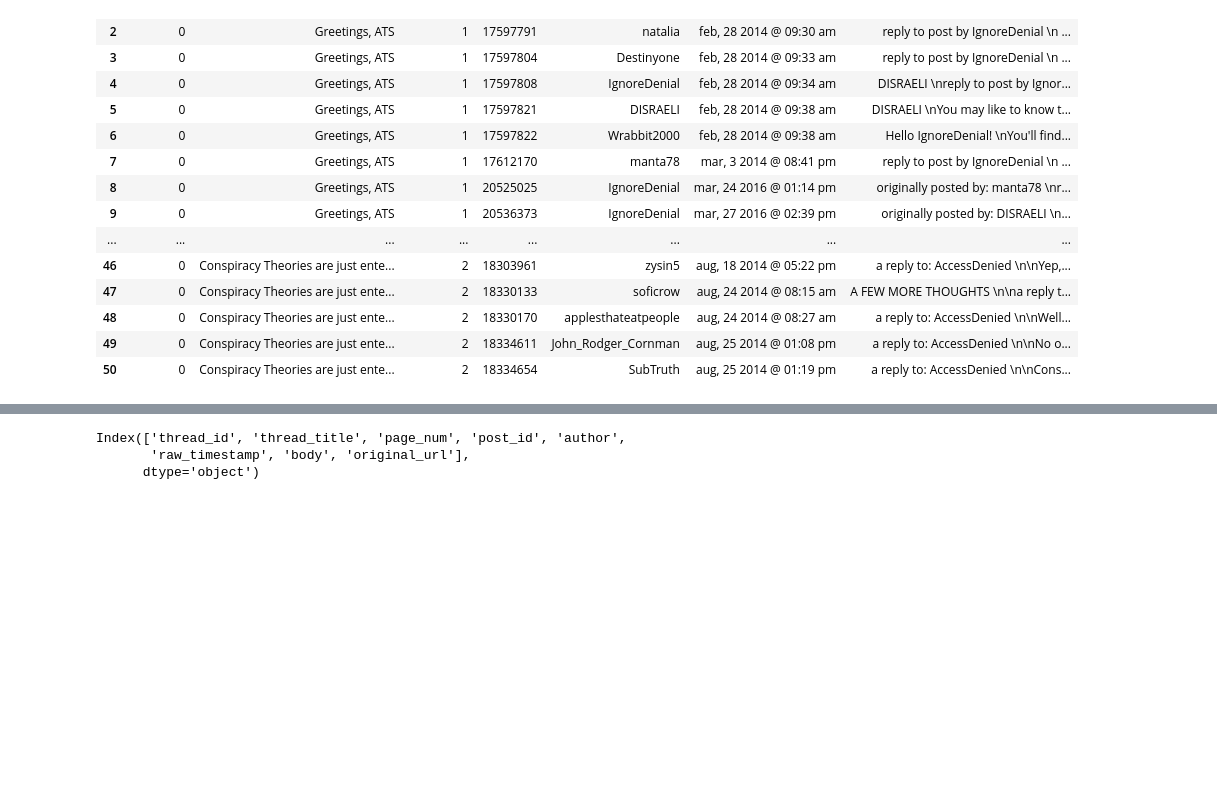
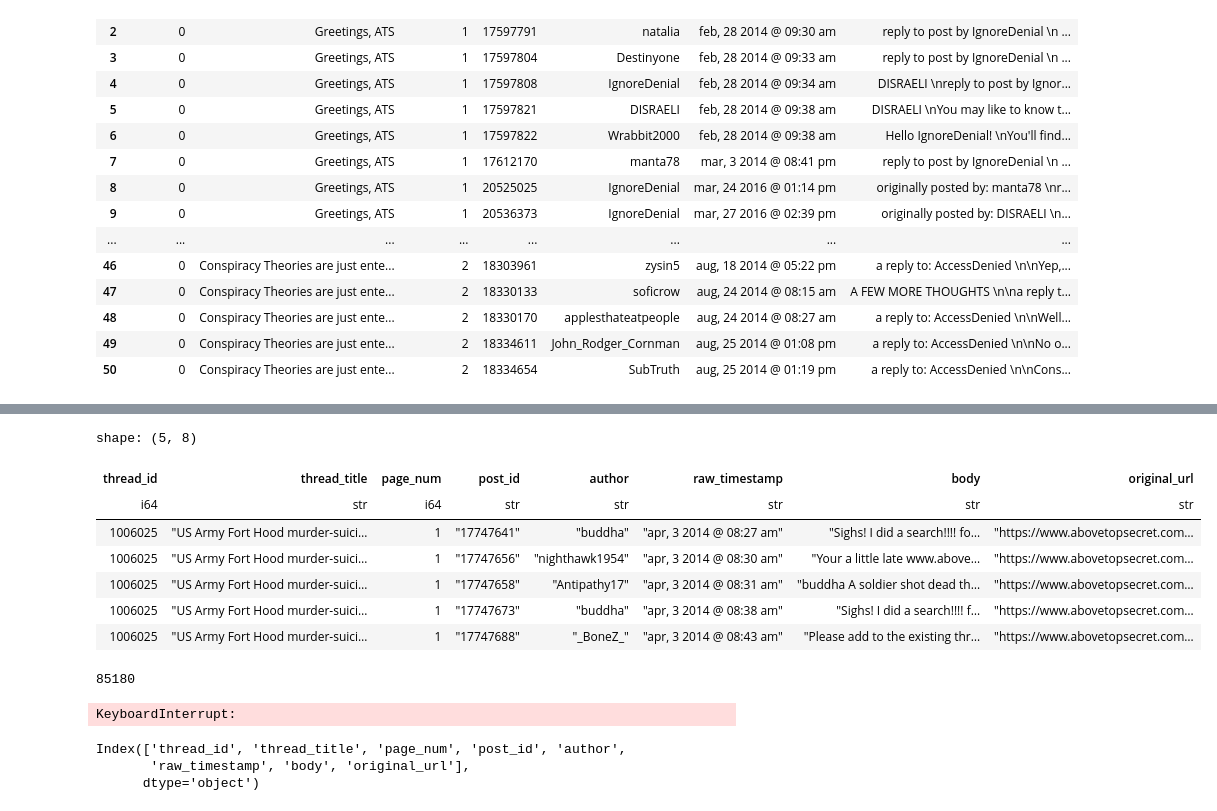
Before and after one commit to humanathema/ConspiracyComments, a Jupyter notebook: LatestDataCheck.ipynb, the cells around one changed output, grey strips where cells are left out. Drawn from its saved outputs; the diff is of its cells as text; code cells hidden in the pictures; blank space fills up the shorter version.

```diff
--- a/LatestDataCheck.ipynb
+++ b/LatestDataCheck.ipynb
@@ -472,0 +474,13 @@ Name: 492284, dtype: object
+# %%
+ats1 = pl.read_ndjson(BASE + "ats_comments_cc_complete.jsonl")
+# %%
+ats1.head()
+# %% [output]
+shape: (5, 8)
+| thread_id | thread_title | page_num | post_id | author | raw_timestamp | body | original_url |
+| i64 | str | i64 | str | str | str | str | str |
+| 1006025 | "US Army Fort Hood murder-suici… | 1 | "17747641" | "buddha" | "apr, 3 2014 @ 08:27 am" | "Sighs! I did a search!!!! fo… | "https://www.abovetopsecret.com… |
+| 1006025 | "US Army Fort Hood murder-suici… | 1 | "17747656" | "nighthawk1954" | "apr, 3 2014 @ 08:30 am" | "Your a little late www.above… | "https://www.abovetopsecret.com… |
+| 1006025 | "US Army Fort Hood murder-suici… | 1 | "17747658" | "Antipathy17" | "apr, 3 2014 @ 08:31 am" | "buddha A soldier shot dead th… | "https://www.abovetopsecret.com… |
+| 1006025 | "US Army Fort Hood murder-suici… | 1 | "17747673" | "buddha" | "apr, 3 2014 @ 08:38 am" | "Sighs! I did a search!!!! f… | "https://www.abovetopsecret.com… |
+| 1006025 | "US Army Fort Hood murder-suici… | 1 | "17747688" | "_BoneZ_" | "apr, 3 2014 @ 08:43 am" | "Please add to the existing thr… | "https://www.abovetopsecret.com… |
@@ -472,0 +492,11 @@ Name: 492284, dtype: object
+# %%
+len(authors)
+# %% [output]
+85180
+# %%
+titles = []
+for x in ats1['thread_title'].unique():
+    if x not in titles:
+        titles.append(x)
+# %% [output]
+KeyboardInterrupt:
```
Also changed, not shown: parts of 29 cells of this notebook, 57 other files.
